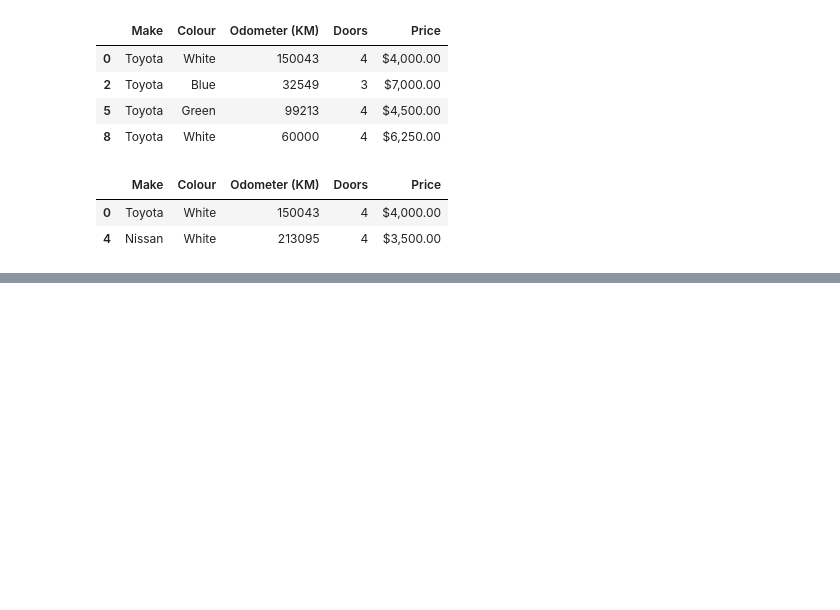
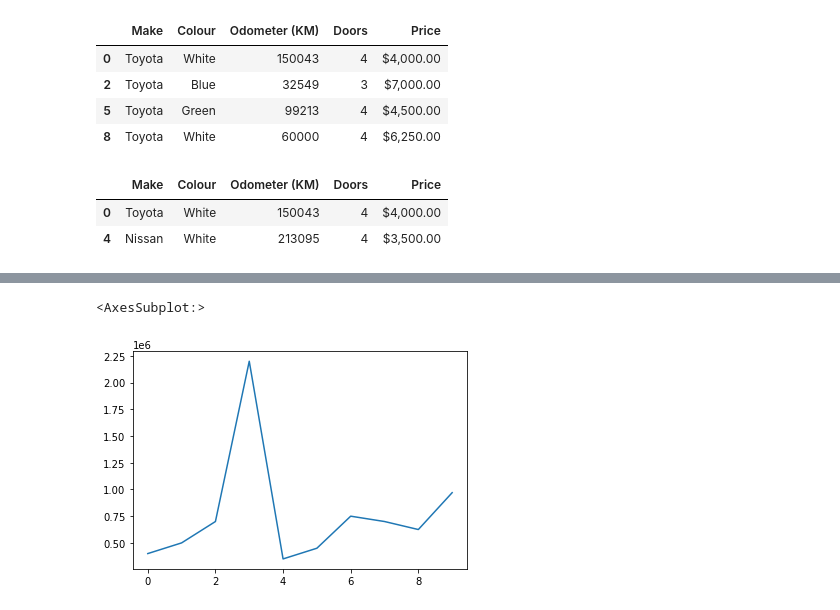
Before and after one commit to tothetop430/MLZTM-Exercises, a Jupyter notebook: pandas/Introduction-to-pandas.ipynb, the cells around one changed output, grey strips where cells are left out. Drawn from its saved outputs; the diff is of its cells as text; code cells hidden in the pictures; blank space fills up the shorter version.

```diff
--- a/pandas/Introduction-to-pandas.ipynb
+++ b/pandas/Introduction-to-pandas.ipynb
@@ -332,0 +428,2 @@ car_sales[car_sales['Odometer (KM)'] > 100000]
+# %%
+car_sales['Price'] = car_sales['Price'].str.replace('[\$\,\.]', '').astype(int)
@@ -332,0 +444,5 @@ car_sales[car_sales['Odometer (KM)'] > 100000]
+# %%
+car_sales['Price'].plot()
+# %% [output]
+<AxesSubplot:>
+[figure, added]
```
Also changed, not shown: parts of 27 cells of this notebook, 2 other files.
